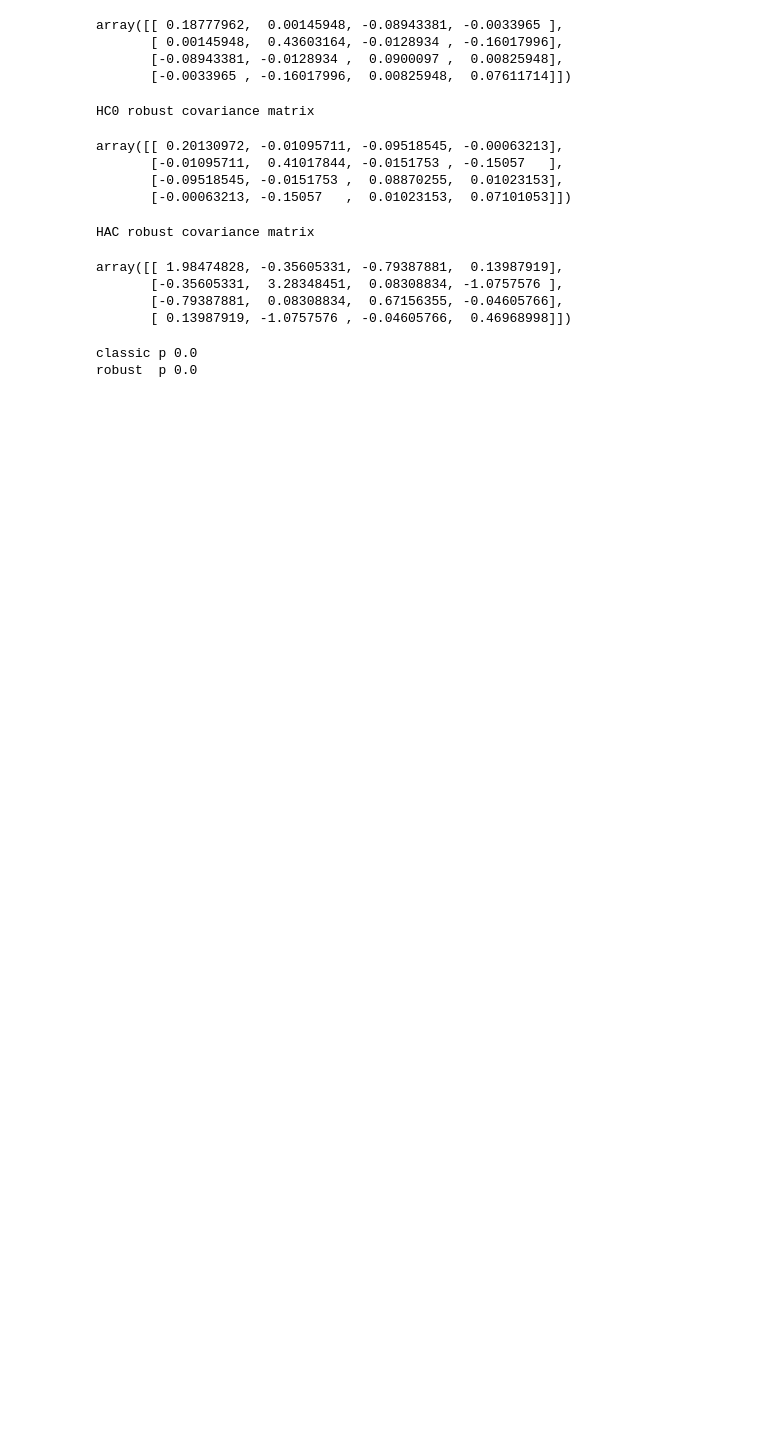
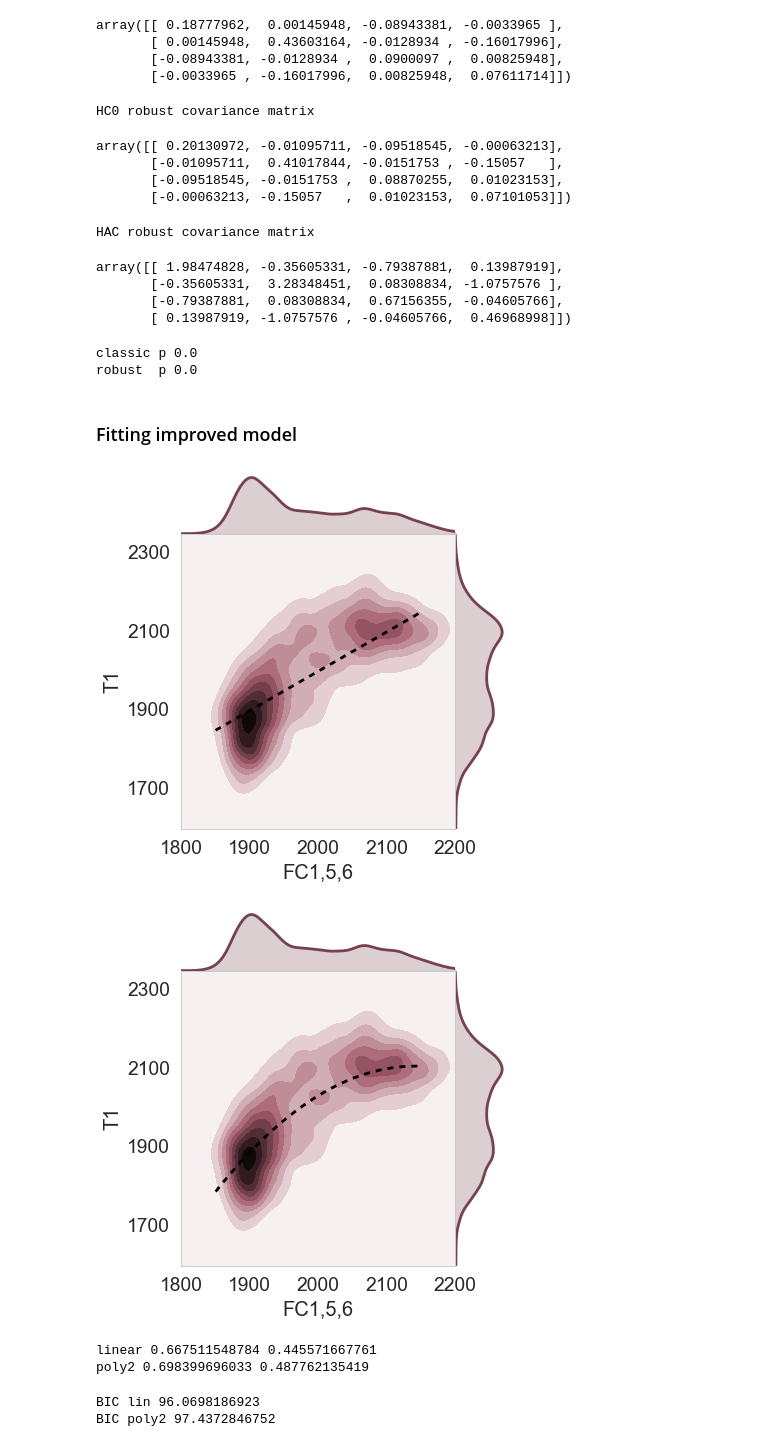
Before and after one commit to juhuntenburg/myelinconnect, a Jupyter notebook: notebooks/Nonlinear_fit.ipynb, the cells around one changed output. Drawn from its saved outputs; the diff is of its cells as text; code cells hidden in the pictures; blank space fills up the shorter version.

Commit message:
updating nonlinear fitting

```diff
--- a/notebooks/Nonlinear_fit.ipynb
+++ b/notebooks/Nonlinear_fit.ipynb
@@ -311,3 +350,59 @@ print 'robust  p', sps.norm.sf(abs(results.params[0]/results.HC0_se[0]))*2
 # %% [output]
 classic p 0.0
 robust  p 0.0
+# %% [markdown]
+### Fitting improved model
+# %%
+t1_predict_file_best = '/scr/ilz3/myelinconnect/new_groupavg/model/linear_combination/t1avg/smooth_1.5/both_t1avg_by_fc_maps_best.pkl'
+t1_predict_best = load_pickle(t1_predict_file_best)
+# %%
+FCbest=t1_predict_best['modelled_fit'][scatter_mask]
+xbest = np.linspace(1850,2150,100)
+# %%
+fitted_parms_lin_best, _ = curve_fit(linear, FCbest, T1)
+predicted_T1_line_lin_best = linear(xbest, *fitted_parms_lin_best)
+predicted_T1_lin_best = linear(FCbest, *fitted_parms_lin_best)
+# %%
+fitted_parms_poly2_best, _ = curve_fit(polynomial_2, FCbest, T1)
+predicted_T1_line_poly2_best = polynomial_2(xbest, *fitted_parms_poly2_best)
+predicted_T1_poly2_best = polynomial_2(FCbest, *fitted_parms_poly2_best)
+# %%
+xlim = (1800, 2200)
+ylim = (1600, 2350)
+yticks = [1700, 1900, 2100, 2300]
+xticks = [1800, 1900, 2000, 2100, 2200]
+
+fig = sns.jointplot(FCbest,
+                    T1,
+                    stat_func=None,space=0,ylim=ylim,xlim=xlim,
+                    kind="kde", size=6, color=scatter_color, n_levels=levels)
+fig.ax_joint.plot(xbest, predicted_T1_line_lin_best, 'k--')
+fig.set_axis_labels('FC1,5,6', 'T1', fontsize=20)
+fig.ax_joint.set_yticks(yticks);
+fig.ax_joint.set_xticks(xticks);
+fig.savefig('/scr/ilz3/myelinconnect/new_groupavg/pics/manuscript/s1_lin_best.png')
+
+fig = sns.jointplot(FCbest,
+                    T1,
+                    stat_func=None,space=0,ylim=ylim,xlim=xlim,
+                    kind="kde", size=6, color=scatter_color, n_levels=levels)
+fig.ax_joint.plot(xbest, predicted_T1_line_poly2_best, 'k--')
+fig.set_axis_labels('FC1,5,6', 'T1', fontsize=20)
+fig.ax_joint.set_yticks(yticks);
+fig.ax_joint.set_xticks(xticks);
+fig.savefig('/scr/ilz3/myelinconnect/new_groupavg/pics/manuscript/s1_poly2_best.png')
+# %% [output]
+[figure, added]
+[figure, added]
+# %%
+print 'linear', stats.pearsonr(T1, predicted_T1_lin_best)[0], stats.pearsonr(T1, predicted_T1_lin_best)[0]**2
+print 'poly2', stats.pearsonr(T1, predicted_T1_poly2_best)[0], stats.pearsonr(T1, predicted_T1_poly2_best)[0]**2
+# %% [output]
+linear 0.667511548784 0.445571667761
+poly2 0.698399696033 0.487762135419
+# %%
+print 'BIC lin', BIC(2, T1-predicted_T1_lin_best, T1, sigma2_res)
+print 'BIC poly2', BIC(3, T1-predicted_T1_poly2_best, T1, sigma2_res)
+# %% [output]
+BIC lin 96.0698186923
+BIC poly2 97.4372846752
```
Also changed, not shown: parts of 9 cells of this notebook.
